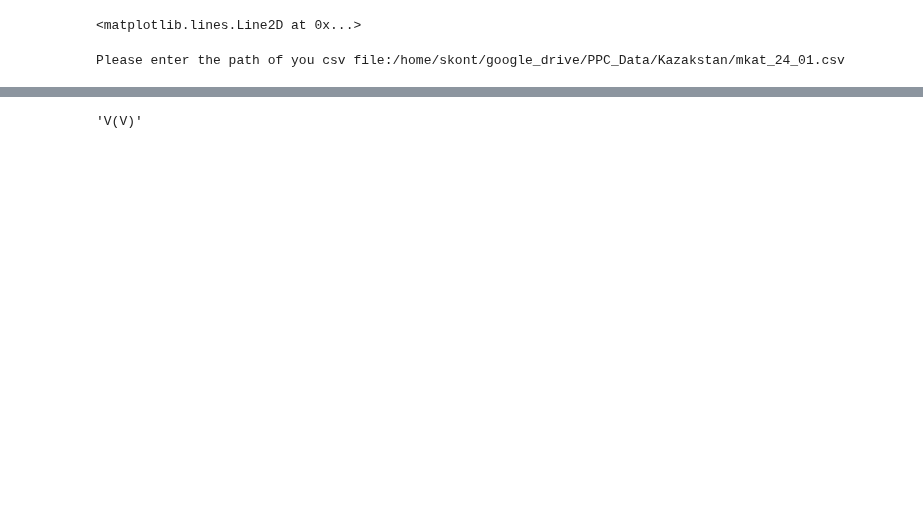
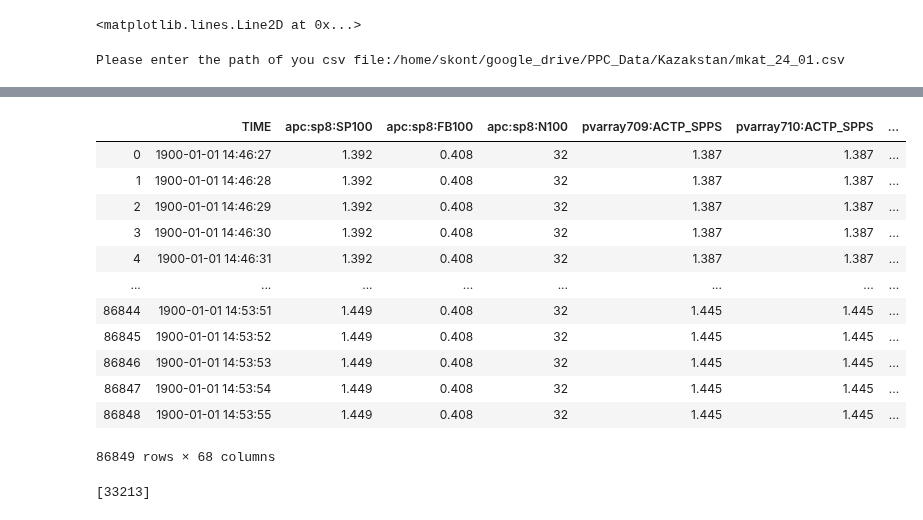
Before and after one commit to skont21/my_python_repository, a Jupyter notebook: plotly/Plot.ipynb, the cells around one changed output, grey strips where cells are left out. Cells and saved outputs as stored; diff of their text form; code cells hidden in the pictures; blank space fills up the shorter version.

```diff
--- a/plotly/Plot.ipynb
+++ b/plotly/Plot.ipynb
@@ -371,4 +170,18 @@ Length: 3484, dtype: datetime64[ns]
-# %%
-figx.axes[0].lines[0].get_label()
-# %% [output]
-'V(V)'
+# %%
+data=get_data_from_csv('/home/skont/Downloads/logs_sw_3.csv')
+# %%
+data
+# %% [output]
+|  | TIME | apc:sp8:SP100 | apc:sp8:FB100 | apc:sp8:N100 | pvarray709:ACTP_SPPS | pvarray710:ACTP_SPPS | ... |
+| 0 | 1900-01-01 14:46:27 | 1.392 | 0.408 | 32 | 1.387 | 1.387 | ... |
+| 1 | 1900-01-01 14:46:28 | 1.392 | 0.408 | 32 | 1.387 | 1.387 | ... |
+| 2 | 1900-01-01 14:46:29 | 1.392 | 0.408 | 32 | 1.387 | 1.387 | ... |
+| 3 | 1900-01-01 14:46:30 | 1.392 | 0.408 | 32 | 1.387 | 1.387 | ... |
+| 4 | 1900-01-01 14:46:31 | 1.392 | 0.408 | 32 | 1.387 | 1.387 | ... |
+| ... | ... | ... | ... | ... | ... | ... | ... |
+| 86844 | 1900-01-01 14:53:51 | 1.449 | 0.408 | 32 | 1.445 | 1.445 | ... |
+| 86845 | 1900-01-01 14:53:52 | 1.449 | 0.408 | 32 | 1.445 | 1.445 | ... |
+| 86846 | 1900-01-01 14:53:53 | 1.449 | 0.408 | 32 | 1.445 | 1.445 | ... |
+| 86847 | 1900-01-01 14:53:54 | 1.449 | 0.408 | 32 | 1.445 | 1.445 | ... |
+| 86848 | 1900-01-01 14:53:55 | 1.449 | 0.408 | 32 | 1.445 | 1.445 | ... |
+86849 rows × 68 columns
@@ -374,0 +195,4 @@ figx.axes[0].lines[0].get_label()
+# %%
+new_day
+# %% [output]
+[33213]
```
Also changed, not shown: parts of 16 cells of this notebook, 2 other files.
